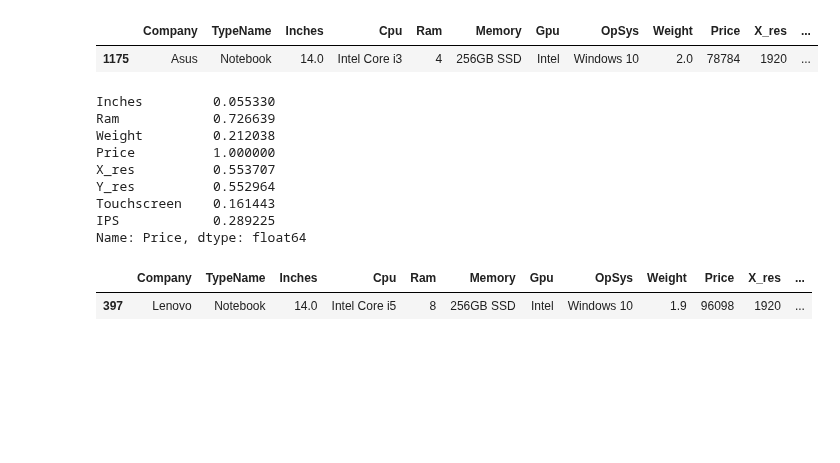
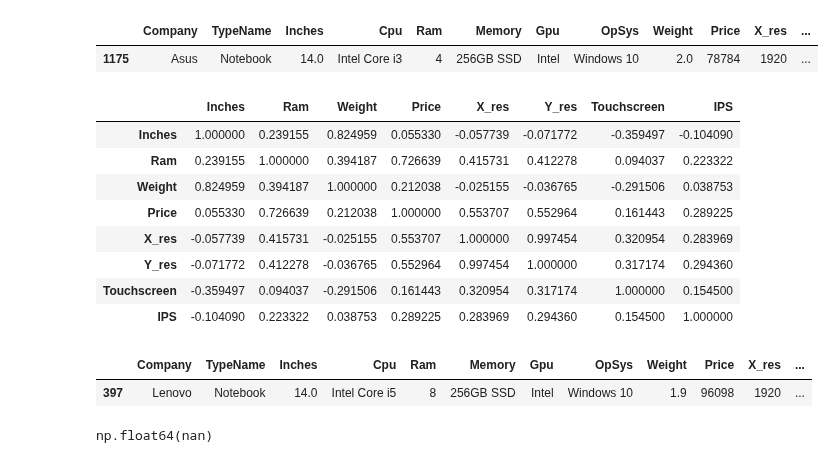
Before and after one commit to Avdhoot-Ukirde/Virtual-Environment-streamlit-Prediction-model, a Jupyter notebook: laptop.ipynb, the cells around one changed output. Cells and saved outputs as stored; diff of their text form; code cells hidden in the pictures; blank space fills up the shorter version.

```diff
--- a/laptop.ipynb
+++ b/laptop.ipynb
@@ -395,17 +395,17 @@ df.sample()
 |  | Company | TypeName | Inches | Cpu | Ram | Memory | Gpu | OpSys | Weight | Price | X_res | ... |
 | 1175 | Asus | Notebook | 14.0 | Intel Core i3 | 4 | 256GB SSD | Intel | Windows 10 | 2.0 | 78784 | 1920 | ... |
 # %%
-df.corr(numeric_only=True)['Price']
+df.corr(numeric_only=True)
 # %% [output]
-Inches         0.055330
-Ram            0.726639
-Weight         0.212038
-Price          1.000000
-X_res          0.553707
-Y_res          0.552964
-Touchscreen    0.161443
-IPS            0.289225
-Name: Price, dtype: float64
+|  | Inches | Ram | Weight | Price | X_res | Y_res | Touchscreen | IPS |
+| Inches | 1.000000 | 0.239155 | 0.824959 | 0.055330 | -0.057739 | -0.071772 | -0.359497 | -0.104090 |
+| Ram | 0.239155 | 1.000000 | 0.394187 | 0.726639 | 0.415731 | 0.412278 | 0.094037 | 0.223322 |
+| Weight | 0.824959 | 0.394187 | 1.000000 | 0.212038 | -0.025155 | -0.036765 | -0.291506 | 0.038753 |
+| Price | 0.055330 | 0.726639 | 0.212038 | 1.000000 | 0.553707 | 0.552964 | 0.161443 | 0.289225 |
+| X_res | -0.057739 | 0.415731 | -0.025155 | 0.553707 | 1.000000 | 0.997454 | 0.320954 | 0.283969 |
+| Y_res | -0.071772 | 0.412278 | -0.036765 | 0.552964 | 0.997454 | 1.000000 | 0.317174 | 0.294360 |
+| Touchscreen | -0.359497 | 0.094037 | -0.291506 | 0.161443 | 0.320954 | 0.317174 | 1.000000 | 0.154500 |
+| IPS | -0.104090 | 0.223322 | 0.038753 | 0.289225 | 0.283969 | 0.294360 | 0.154500 | 1.000000 |
 # %%
 df.sample()
 # %% [output]
@@ -413,0 +418,4 @@ df.sample()
+# %%
+np.cov(rp).sum()
+# %% [output]
+np.float64(nan)
```
Also changed, not shown: parts of 2 cells of this notebook.
